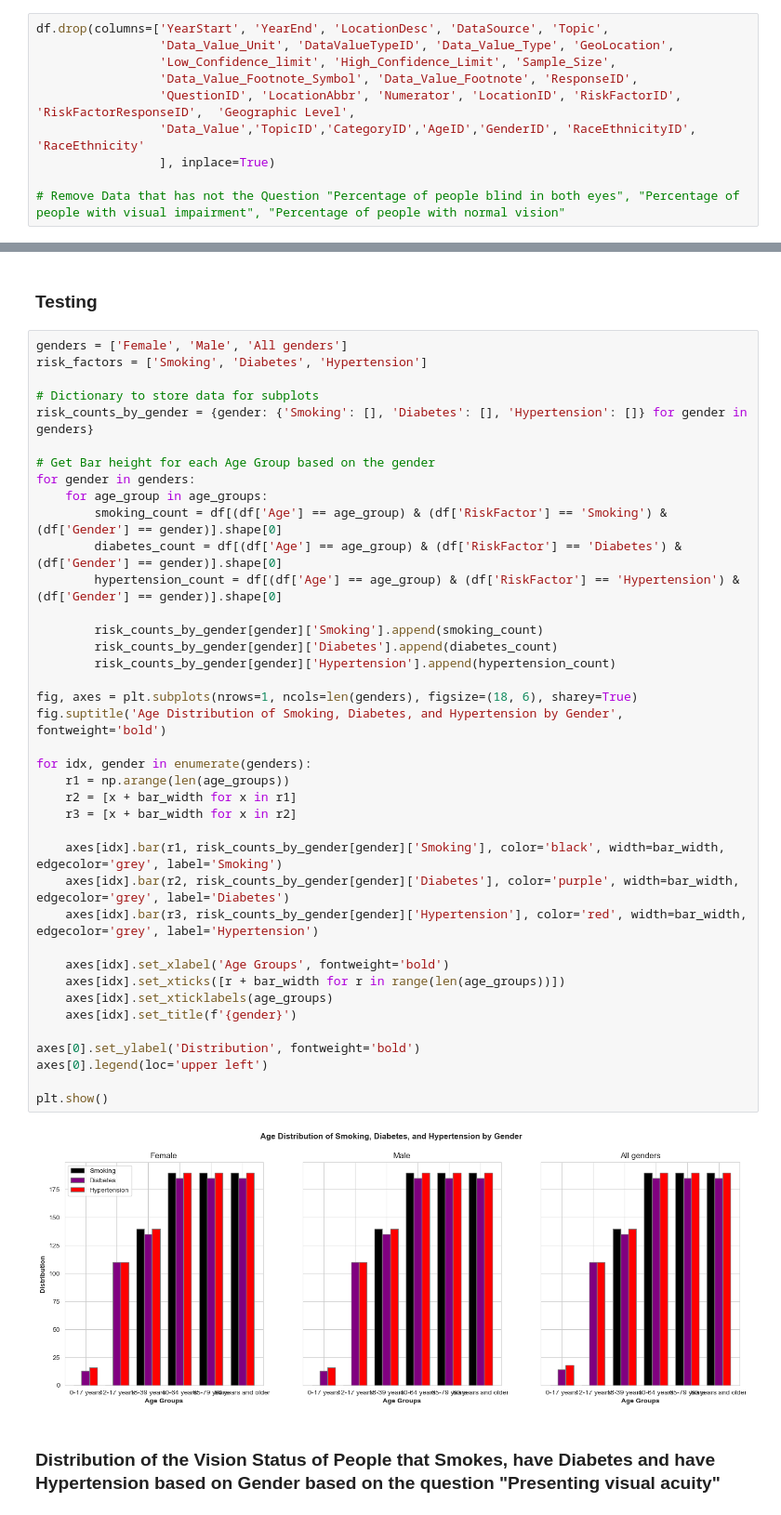
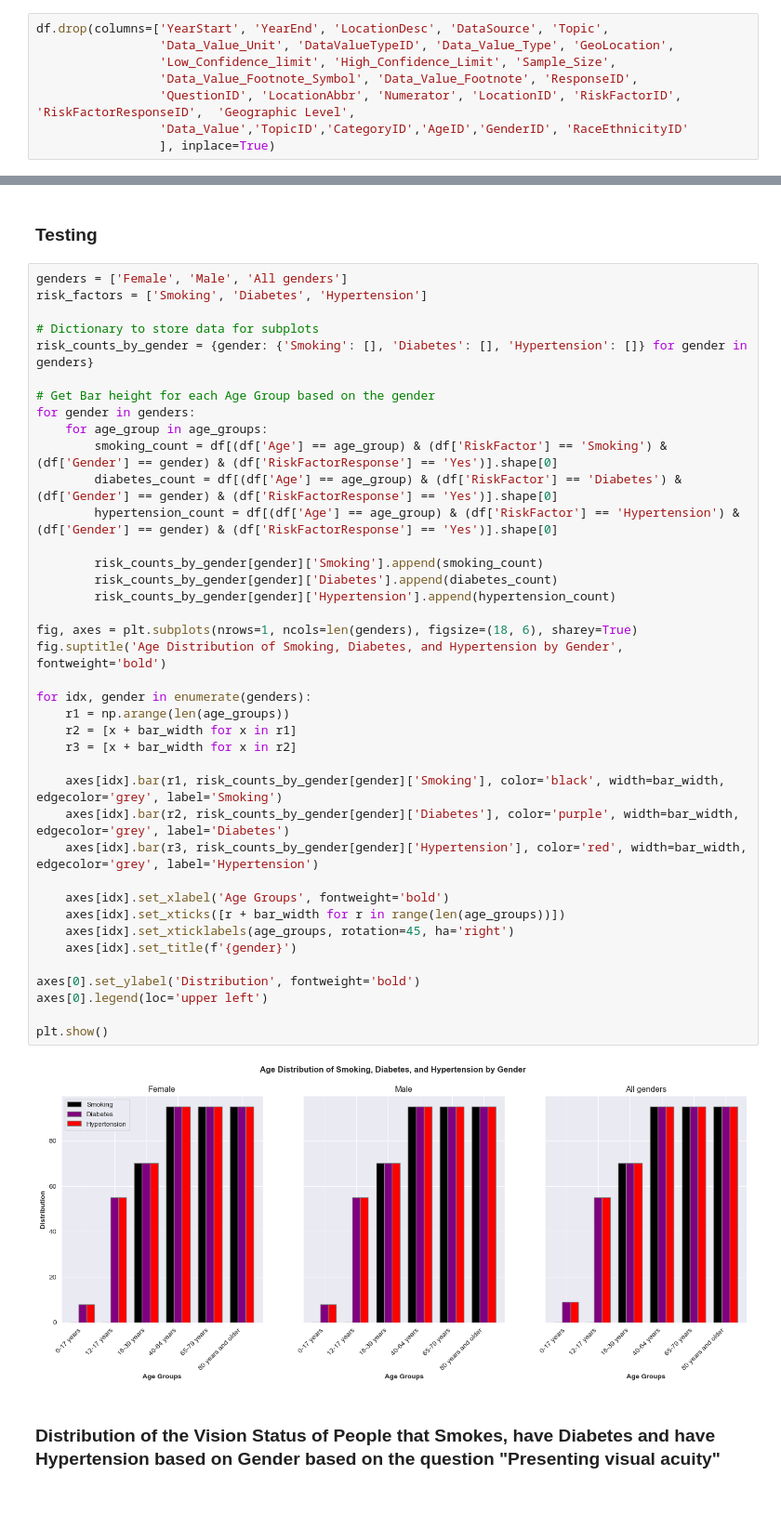
Before and after one commit to byQuexo/DataScienceHealthcareSOL, a Jupyter notebook: main.ipynb, the cells around one changed output, grey strips where cells are left out. Shown at 93% size. Saved outputs shown, nothing was run; the diff lists cells and outputs as text.

```diff
--- a/main.ipynb
+++ b/main.ipynb
@@ -135,10 +134,8 @@ df.drop(columns=['YearStart', 'YearEnd', 'LocationDesc', 'DataSource', 'Topic',
                  'Low_Confidence_limit', 'High_Confidence_Limit', 'Sample_Size',
                  'Data_Value_Footnote_Symbol', 'Data_Value_Footnote', 'ResponseID',
                  'QuestionID', 'LocationAbbr', 'Numerator', 'LocationID', 'RiskFactorID', 'RiskFactorResponseID',  'Geographic Level',
-                 'Data_Value','TopicID','CategoryID','AgeID','GenderID', 'RaceEthnicityID', 'RaceEthnicity'
+                 'Data_Value','TopicID','CategoryID','AgeID','GenderID', 'RaceEthnicityID'
                  ], inplace=True)
-
-# Remove Data that has not the Question "Percentage of people blind in both eyes", "Percentage of people with visual impairment", "Percentage of people with normal vision"
 # %% [markdown]
 ## Print Cleaned Data
 # %%
@@ -265,38 +279,38 @@ risk_counts_by_gender = {gender: {'Smoking': [], 'Diabetes': [], 'Hypertension':
 
 # Get Bar height for each Age Group based on the gender
 for gender in genders:
     for age_group in age_groups:
-        smoking_count = df[(df['Age'] == age_group) & (df['RiskFactor'] == 'Smoking') & (df['Gender'] == gender)].shape[0]
-        diabetes_count = df[(df['Age'] == age_group) & (df['RiskFactor'] == 'Diabetes') & (df['Gender'] == gender)].shape[0]
-        hypertension_count = df[(df['Age'] == age_group) & (df['RiskFactor'] == 'Hypertension') & (df['Gender'] == gender)].shape[0]
+        smoking_count = df[(df['Age'] == age_group) & (df['RiskFactor'] == 'Smoking') & (df['Gender'] == gender) & (df['RiskFactorResponse'] == 'Yes')].shape[0]
+        diabetes_count = df[(df['Age'] == age_group) & (df['RiskFactor'] == 'Diabetes') & (df['Gender'] == gender) & (df['RiskFactorResponse'] == 'Yes')].shape[0]
+        hypertension_count = df[(df['Age'] == age_group) & (df['RiskFactor'] == 'Hypertension') & (df['Gender'] == gender) & (df['RiskFactorResponse'] == 'Yes')].shape[0]
 
         risk_counts_by_gender[gender]['Smoking'].append(smoking_count)
         risk_counts_by_gender[gender]['Diabetes'].append(diabetes_count)
         risk_counts_by_gender[gender]['Hypertension'].append(hypertension_count)
 
 fig, axes = plt.subplots(nrows=1, ncols=len(genders), figsize=(18, 6), sharey=True)
 fig.suptitle('Age Distribution of Smoking, Diabetes, and Hypertension by Gender', fontweight='bold')
 
 for idx, gender in enumerate(genders):
     r1 = np.arange(len(age_groups))
     r2 = [x + bar_width for x in r1]
     r3 = [x + bar_width for x in r2]
 
     axes[idx].bar(r1, risk_counts_by_gender[gender]['Smoking'], color='black', width=bar_width, edgecolor='grey', label='Smoking')
     axes[idx].bar(r2, risk_counts_by_gender[gender]['Diabetes'], color='purple', width=bar_width, edgecolor='grey', label='Diabetes')
     axes[idx].bar(r3, risk_counts_by_gender[gender]['Hypertension'], color='red', width=bar_width, edgecolor='grey', label='Hypertension')
 
     axes[idx].set_xlabel('Age Groups', fontweight='bold')
     axes[idx].set_xticks([r + bar_width for r in range(len(age_groups))])
-    axes[idx].set_xticklabels(age_groups)
+    axes[idx].set_xticklabels(age_groups, rotation=45, ha='right')
     axes[idx].set_title(f'{gender}')
 
 axes[0].set_ylabel('Distribution', fontweight='bold')
 axes[0].legend(loc='upper left')
 
 plt.show()
 # %% [output]
-[figure, old version]
+[figure, new version]
 # %% [markdown]
 ### Distribution of the Vision Status of People that Smokes, have Diabetes and have Hypertension based on Gender based on the question "Presenting visual acuity"
 # %%
```
Also changed, not shown: parts of 9 cells of this notebook, 2 other files.
